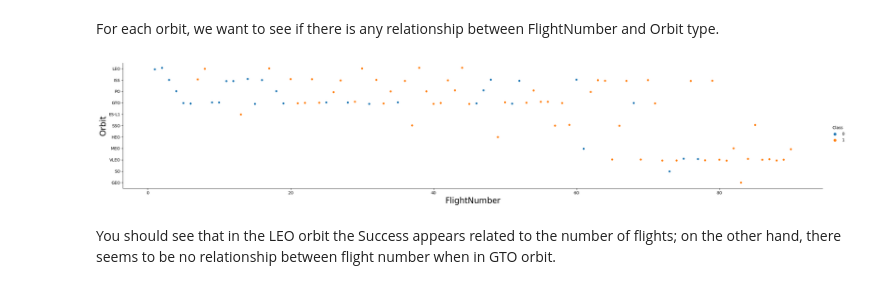
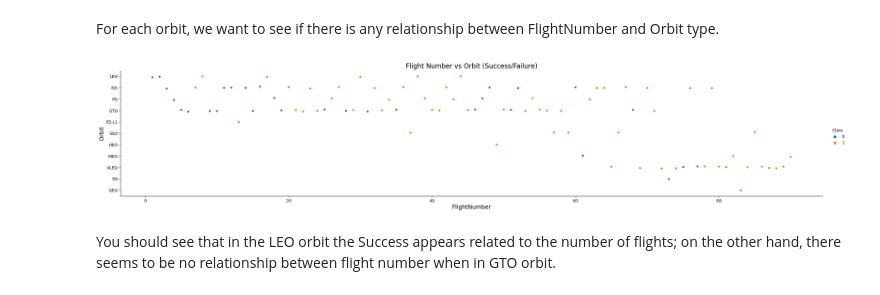
Before and after one commit to HadeelMous/testrepo, a Jupyter notebook: Project_5.ipynb, the cells around one changed output. Saved outputs shown, nothing was run; the diff lists cells and outputs as text; code cells hidden in the pictures.

```diff
--- a/Project_5.ipynb
+++ b/Project_5.ipynb
@@ -142,11 +143,12 @@ For each orbit, we want to see if there is any relationship between FlightNumber
 # %%
 # Plot a scatter point chart with x axis to be FlightNumber and y axis to be the Orbit, and hue to be the class value
 sns.catplot(y="Orbit", x="FlightNumber", hue="Class", data=df, aspect = 5)
-plt.xlabel("FlightNumber",fontsize=20)
-plt.ylabel("Orbit",fontsize=20)
+plt.xlabel("FlightNumber",fontsize=14)
+plt.ylabel("Orbit",fontsize=14)
+plt.title("Flight Number vs Orbit (Success/Failure)", fontsize=16)
 plt.show()
 # %% [output]
-[figure, old version]
+[figure, new version]
 # %% [markdown]
 You should see that in the LEO orbit the Success appears related to the number of flights; on the other hand, there seems to be no relationship between flight number when in GTO orbit.
 # %% [markdown]
```
Also changed, not shown: parts of 8 cells of this notebook, 4 other files.
